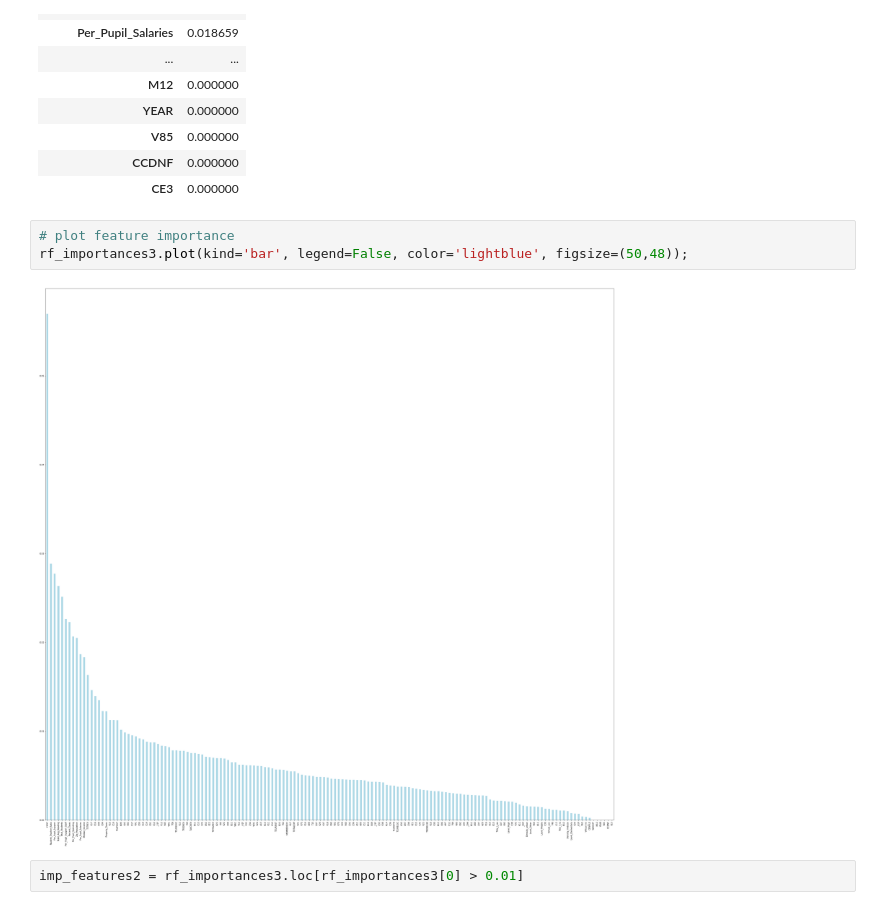
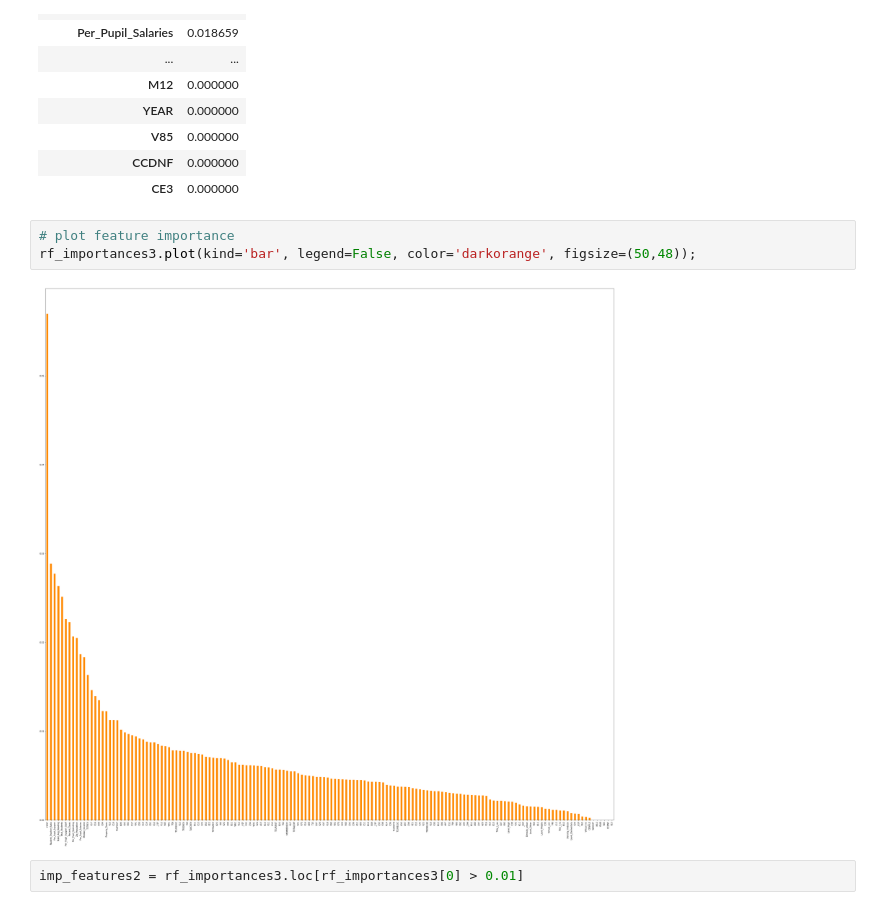
Before and after one commit to alexiskedo/Predicting-School-Performance, a Jupyter notebook: Preprocessing & Modeling.ipynb, the cells around one changed output. Saved outputs shown, nothing was run; the diff lists cells and outputs as text.

```diff
--- a/Preprocessing & Modeling.ipynb
+++ b/Preprocessing & Modeling.ipynb
@@ -917,9 +907,9 @@ rf_importances3
 | CE3 | 0.000000 |
 # %%
 # plot feature importance
-rf_importances3.plot(kind='bar', legend=False, color='lightblue', figsize=(50,48));
+rf_importances3.plot(kind='bar', legend=False, color='darkorange', figsize=(50,48));
 # %% [output]
-[figure, old version]
+[figure, new version]
 # %%
 imp_features2 = rf_importances3.loc[rf_importances3[0] > 0.01]
 # %%
```
Also changed, not shown: parts of 28 cells of this notebook, 10 other files.
